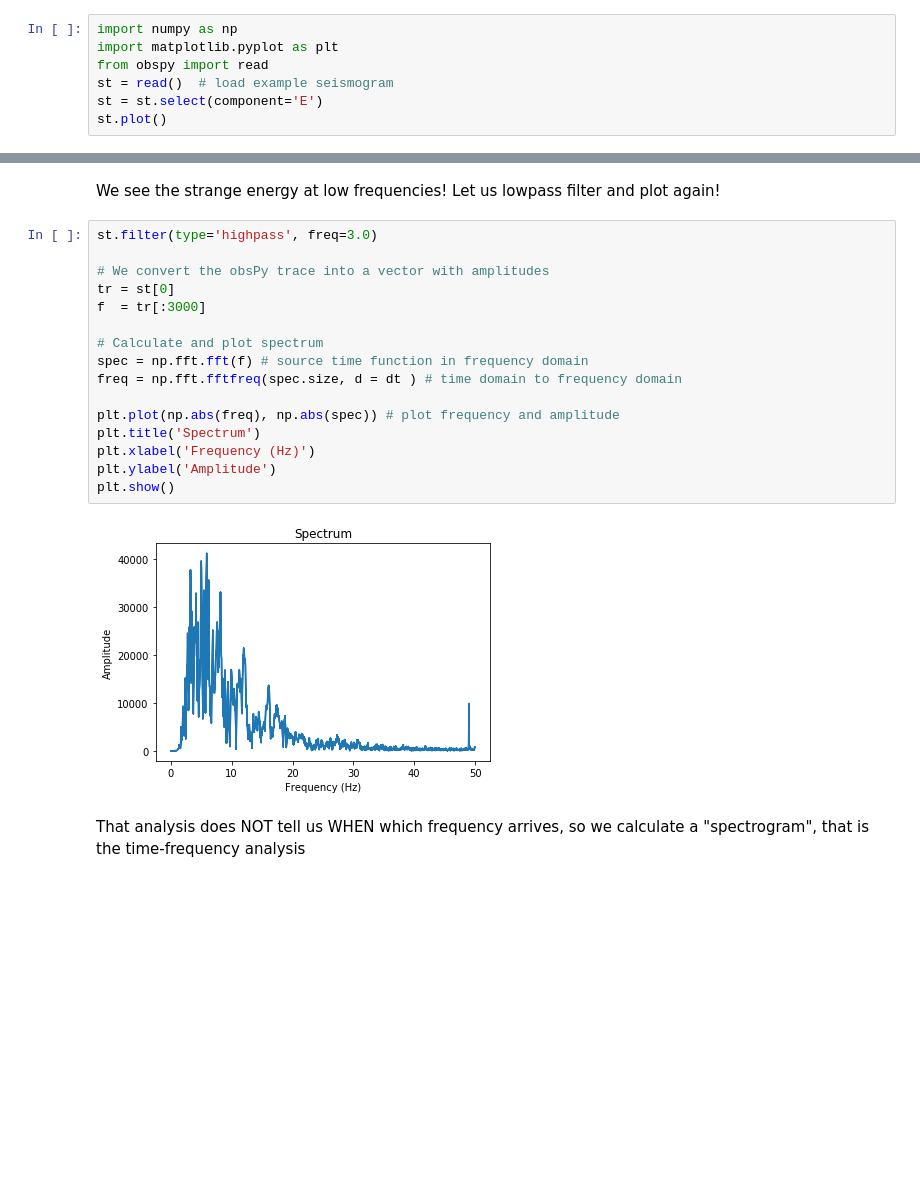
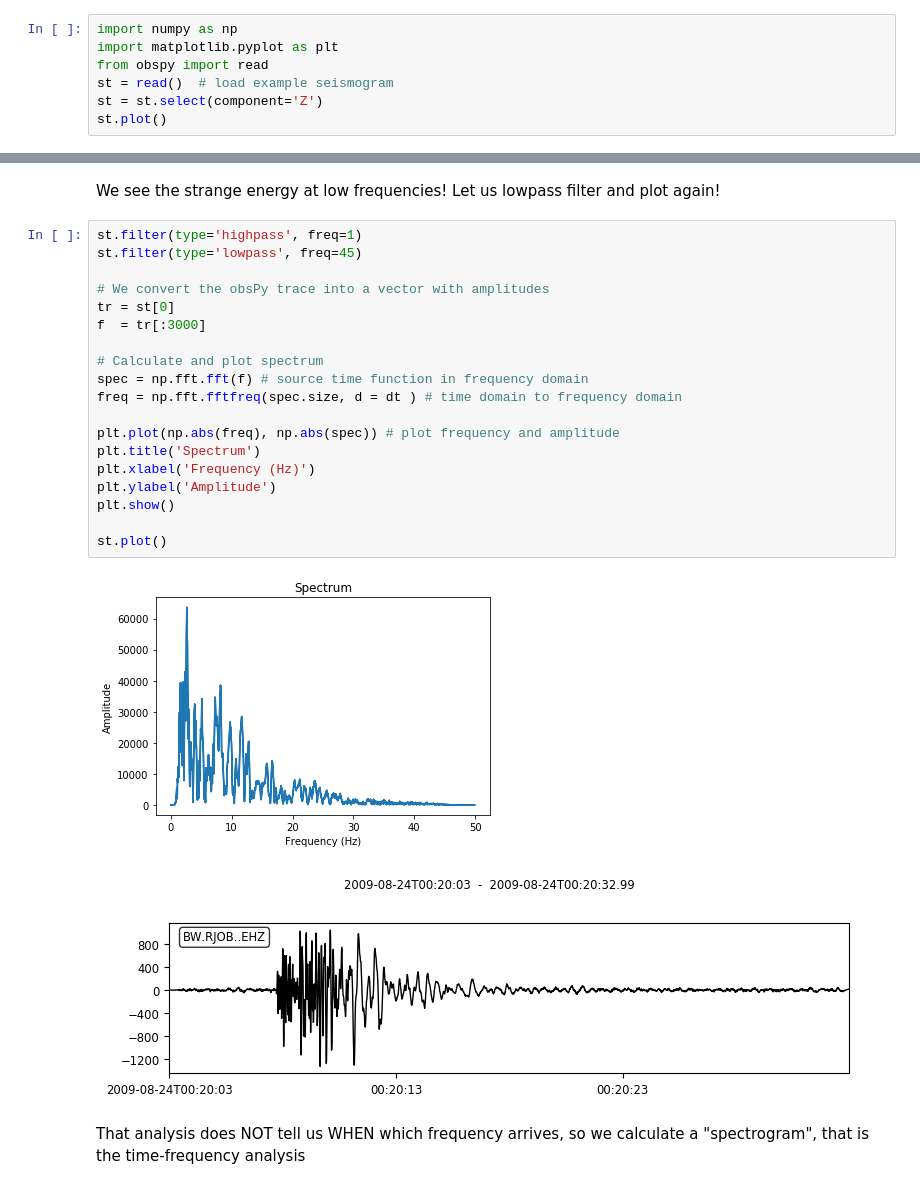
Before and after one commit to heinerigel/Jupyter-Notebook-for-Lectures, a Jupyter notebook: Notebooks/Data Analysis/TimeFrequencyAnalysis.ipynb, the cells around one changed output, grey strips where cells are left out. Saved outputs shown, nothing was run; the diff lists cells and outputs as text; blank space fills up the shorter version.

```diff
--- a/Notebooks/Data Analysis/TimeFrequencyAnalysis.ipynb
+++ b/Notebooks/Data Analysis/TimeFrequencyAnalysis.ipynb
@@ -7,6 +7,6 @@ import numpy as np
 import matplotlib.pyplot as plt
 from obspy import read
 st = read()  # load example seismogram
-st = st.select(component='E')
+st = st.select(component='Z')
 st.plot()
 # %% [output]
@@ -41,23 +41,27 @@ plt.show()
 # %% [markdown]
 We see the strange energy at low frequencies! Let us lowpass filter and plot again!
 # %%
-st.filter(type='highpass', freq=3.0)
+st.filter(type='highpass', freq=1)
+st.filter(type='lowpass', freq=45)
 
 # We convert the obsPy trace into a vector with amplitudes
 tr = st[0]
 f  = tr[:3000]
 
 # Calculate and plot spectrum
 spec = np.fft.fft(f) # source time function in frequency domain
 freq = np.fft.fftfreq(spec.size, d = dt ) # time domain to frequency domain
 
 plt.plot(np.abs(freq), np.abs(spec)) # plot frequency and amplitude
 plt.title('Spectrum')
 plt.xlabel('Frequency (Hz)')
 plt.ylabel('Amplitude')
 plt.show()
+
+st.plot()
 # %% [output]
-[figure, old version]
+[figure, new version]
+[figure, added]
 # %% [markdown]
 That analysis does NOT tell us WHEN which frequency arrives, so we calculate a "spectrogram", that is the time-frequency analysis
 # %%
```
Also changed, not shown: parts of 7 cells of this notebook, 2 other files.
